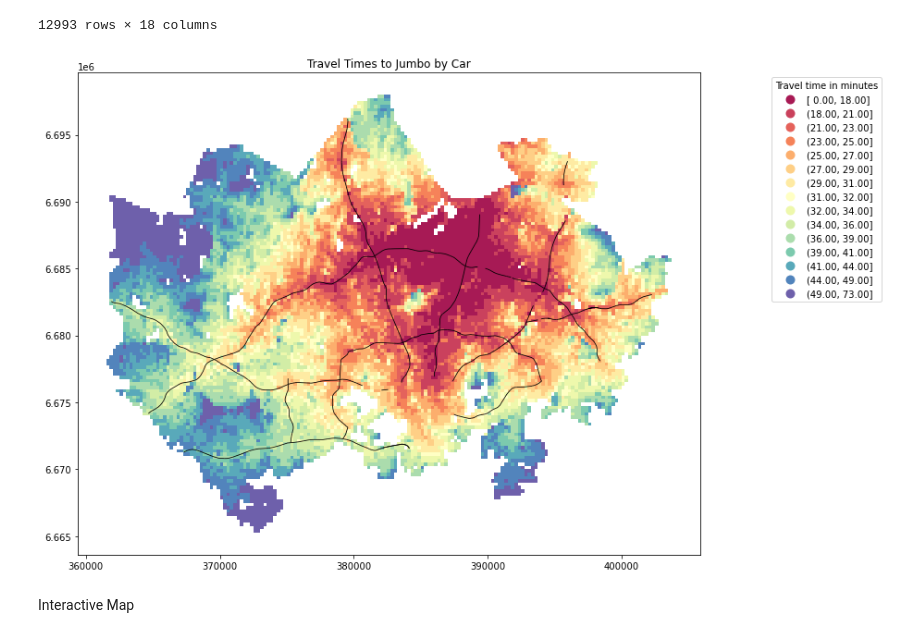
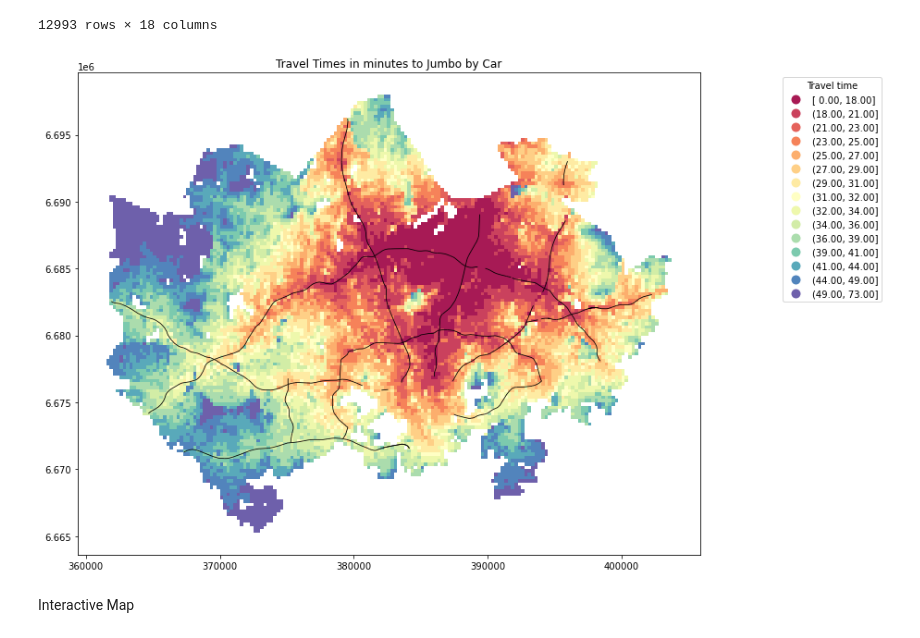
Before and after one commit to AutoGIS-2020/exercise-5-hannahirvonen, a Jupyter notebook: Exercise-5.ipynb, the cells around one changed output. Cells and saved outputs as stored; diff of their text form; code cells hidden in the pictures.

```diff
--- a/Exercise-5.ipynb
+++ b/Exercise-5.ipynb
@@ -52,27 +52,27 @@ jumbo_grid
 # %%
 # A subplot is created:
 fig, ax = plt.subplots(figsize=(12,8))
 
 # The travel times are visualised into 15 classes:
 jumbo_grid.plot(ax=ax, column="car_r_t",
                 linewidth=0.03,
                 cmap="Spectral",
                 scheme="quantiles",
                 k=15,
                 alpha=0.9,
                 legend=True)
-ax.set_title('Travel Times to Jumbo by Car')
+ax.set_title('Travel Times in minutes to Jumbo by Car')
 ax.get_legend().set_bbox_to_anchor((1.3,1)) # repositioning the legend
-ax.get_legend().set_title('Travel time in minutes') # setting the title
+ax.get_legend().set_title('Travel time') # setting the title
 plt.tight_layout() # extra white space is removed
 
 # The roads are added on top:
 roads.plot(ax=ax, color="black", linewidth=0.8)
 
 # The figure is saved:
 plt.savefig("jumbo-car.png")
 # %% [output]
-[figure, old version]
+[figure, new version]
 # %% [markdown]
 Interactive Map
 # %%
```
Also changed, not shown: 1 other file.
